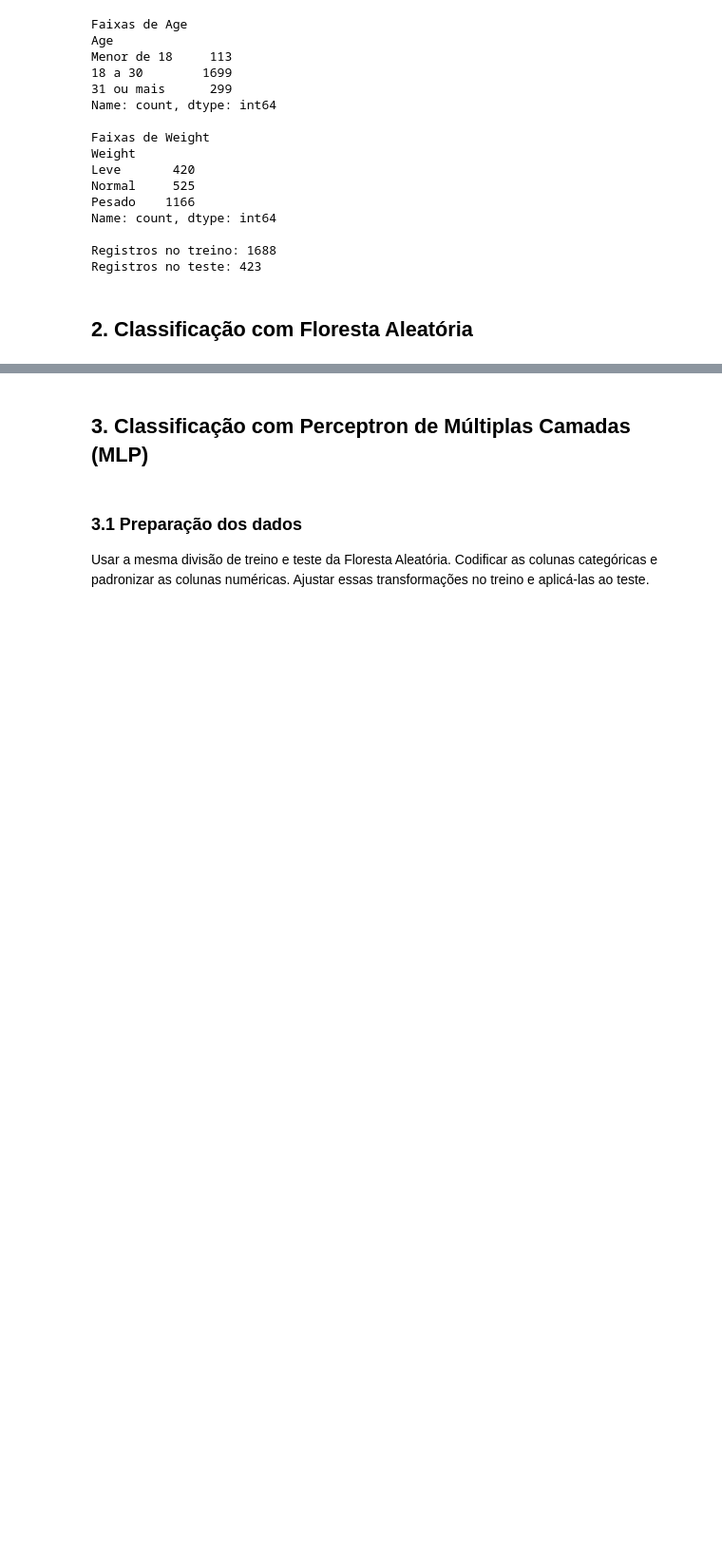
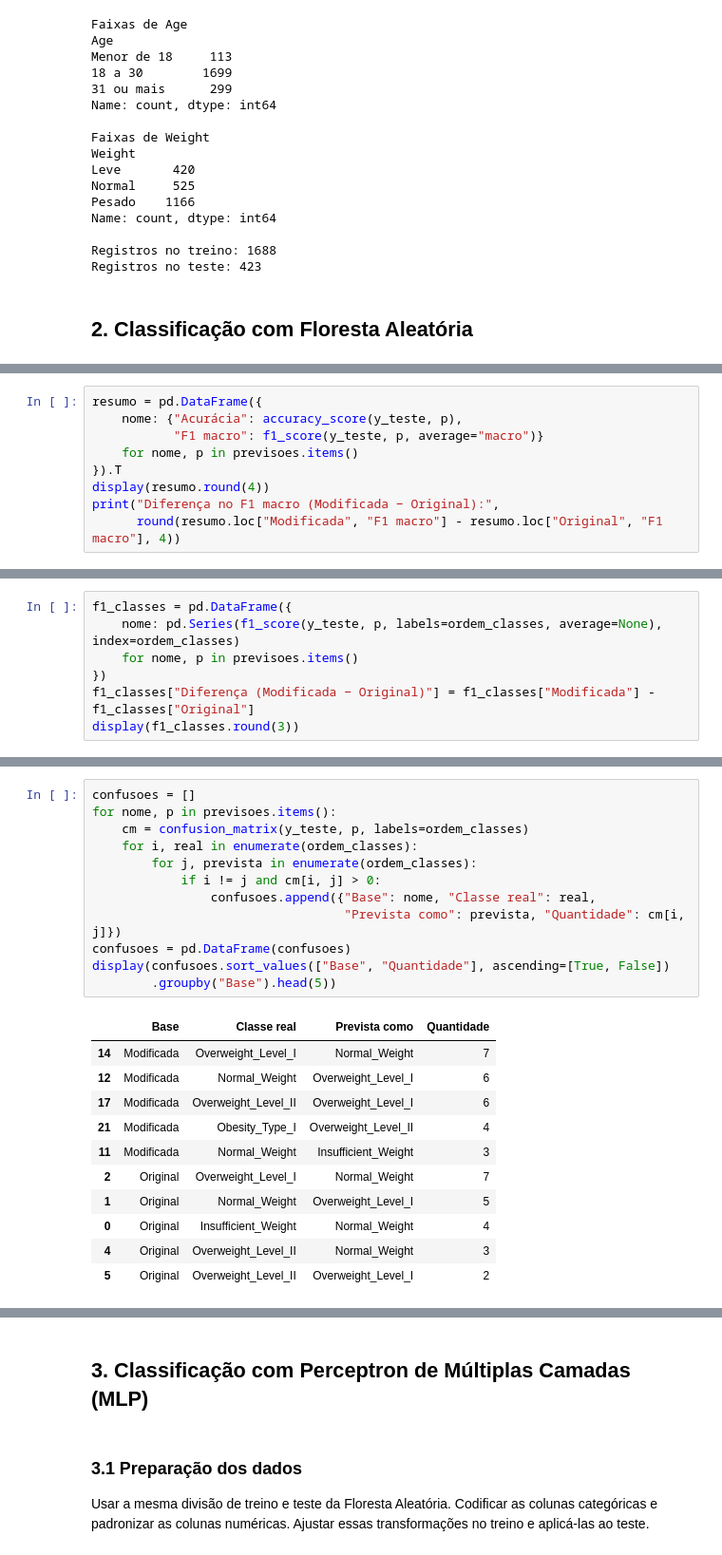
Before and after one commit to giovanasilverio/XMCO01-trabalho, a Jupyter notebook: trabalho.ipynb, the cells around one changed output, grey strips where cells are left out. Shown at 95% size. Cells and saved outputs as stored; diff of their text form; blank space fills up the shorter version.

```diff
--- a/trabalho.ipynb
+++ b/trabalho.ipynb
@@ -174,0 +375,9 @@ foram mais confundidas.
+# %%
+resumo = pd.DataFrame({
+    nome: {"Acurácia": accuracy_score(y_teste, p),
+           "F1 macro": f1_score(y_teste, p, average="macro")}
+    for nome, p in previsoes.items()
+}).T
+display(resumo.round(4))
+print("Diferença no F1 macro (Modificada − Original):",
+      round(resumo.loc["Modificada", "F1 macro"] - resumo.loc["Original", "F1 macro"], 4))
@@ -174,0 +389,7 @@ foram mais confundidas.
+# %%
+f1_classes = pd.DataFrame({
+    nome: pd.Series(f1_score(y_teste, p, labels=ordem_classes, average=None), index=ordem_classes)
+    for nome, p in previsoes.items()
+})
+f1_classes["Diferença (Modificada − Original)"] = f1_classes["Modificada"] - f1_classes["Original"]
+display(f1_classes.round(3))
@@ -174,0 +405,24 @@ foram mais confundidas.
+# %%
+confusoes = []
+for nome, p in previsoes.items():
+    cm = confusion_matrix(y_teste, p, labels=ordem_classes)
+    for i, real in enumerate(ordem_classes):
+        for j, prevista in enumerate(ordem_classes):
+            if i != j and cm[i, j] > 0:
+                confusoes.append({"Base": nome, "Classe real": real,
+                                  "Prevista como": prevista, "Quantidade": cm[i, j]})
+confusoes = pd.DataFrame(confusoes)
+display(confusoes.sort_values(["Base", "Quantidade"], ascending=[True, False])
+        .groupby("Base").head(5))
+# %% [output]
+|  | Base | Classe real | Prevista como | Quantidade |
+| 14 | Modificada | Overweight_Level_I | Normal_Weight | 7 |
+| 12 | Modificada | Normal_Weight | Overweight_Level_I | 6 |
+| 17 | Modificada | Overweight_Level_II | Overweight_Level_I | 6 |
+| 21 | Modificada | Obesity_Type_I | Overweight_Level_II | 4 |
+| 11 | Modificada | Normal_Weight | Insufficient_Weight | 3 |
+| 2 | Original | Overweight_Level_I | Normal_Weight | 7 |
+| 1 | Original | Normal_Weight | Overweight_Level_I | 5 |
+| 0 | Original | Insufficient_Weight | Normal_Weight | 4 |
+| 4 | Original | Overweight_Level_II | Normal_Weight | 3 |
+| 5 | Original | Overweight_Level_II | Overweight_Level_I | 2 |
```
Also changed, not shown: parts of 21 cells of this notebook.
